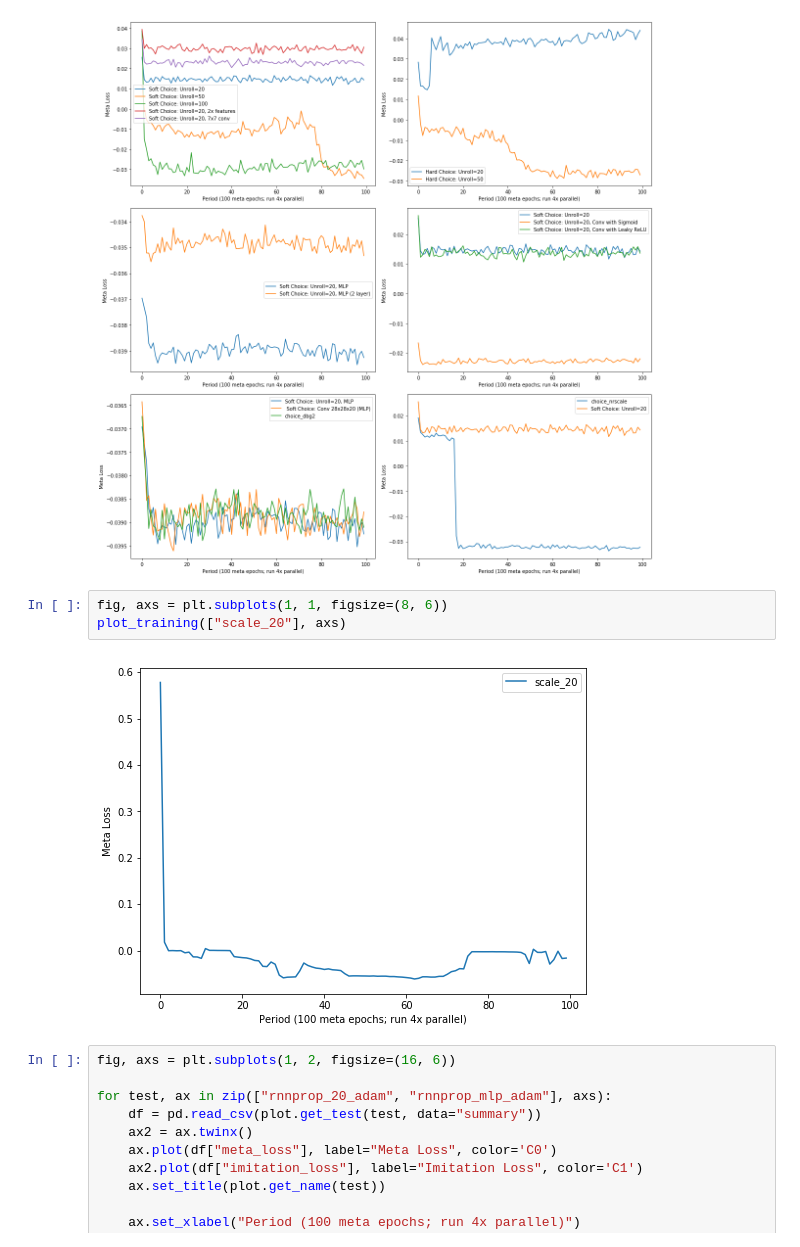
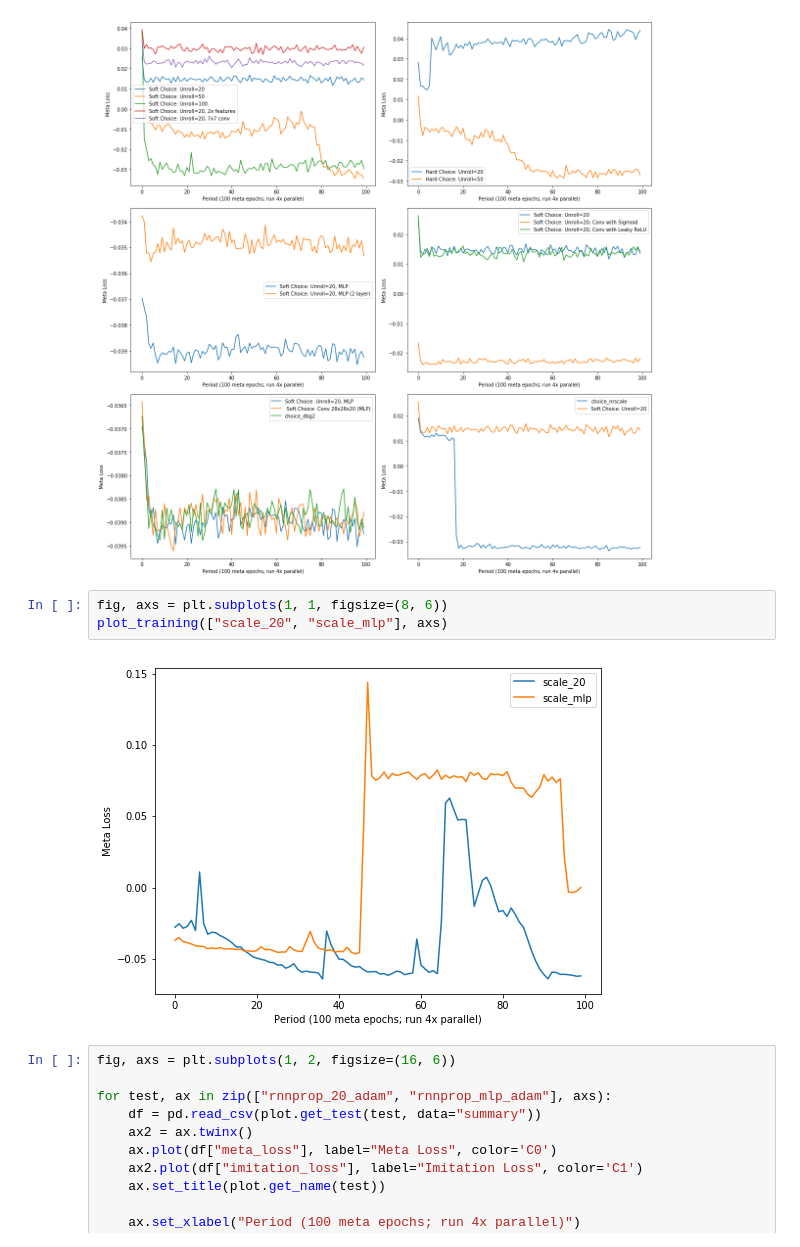
Before and after one commit to thetianshuhuang/l2o, a Jupyter notebook: training_analysis.ipynb, the cells around one changed output. Drawn from its saved outputs; the diff is of its cells as text.

```diff
--- a/training_analysis.ipynb
+++ b/training_analysis.ipynb
@@ -26,9 +26,9 @@ fig.tight_layout()
 [figure]
 # %%
 fig, axs = plt.subplots(1, 1, figsize=(8, 6))
-plot_training(["scale_20"], axs)
+plot_training(["scale_20", "scale_mlp"], axs)
 # %% [output]
-[figure, old version]
+[figure, new version]
 # %%
 fig, axs = plt.subplots(1, 2, figsize=(16, 6))
 
```
Also changed, not shown: 2 other files.
